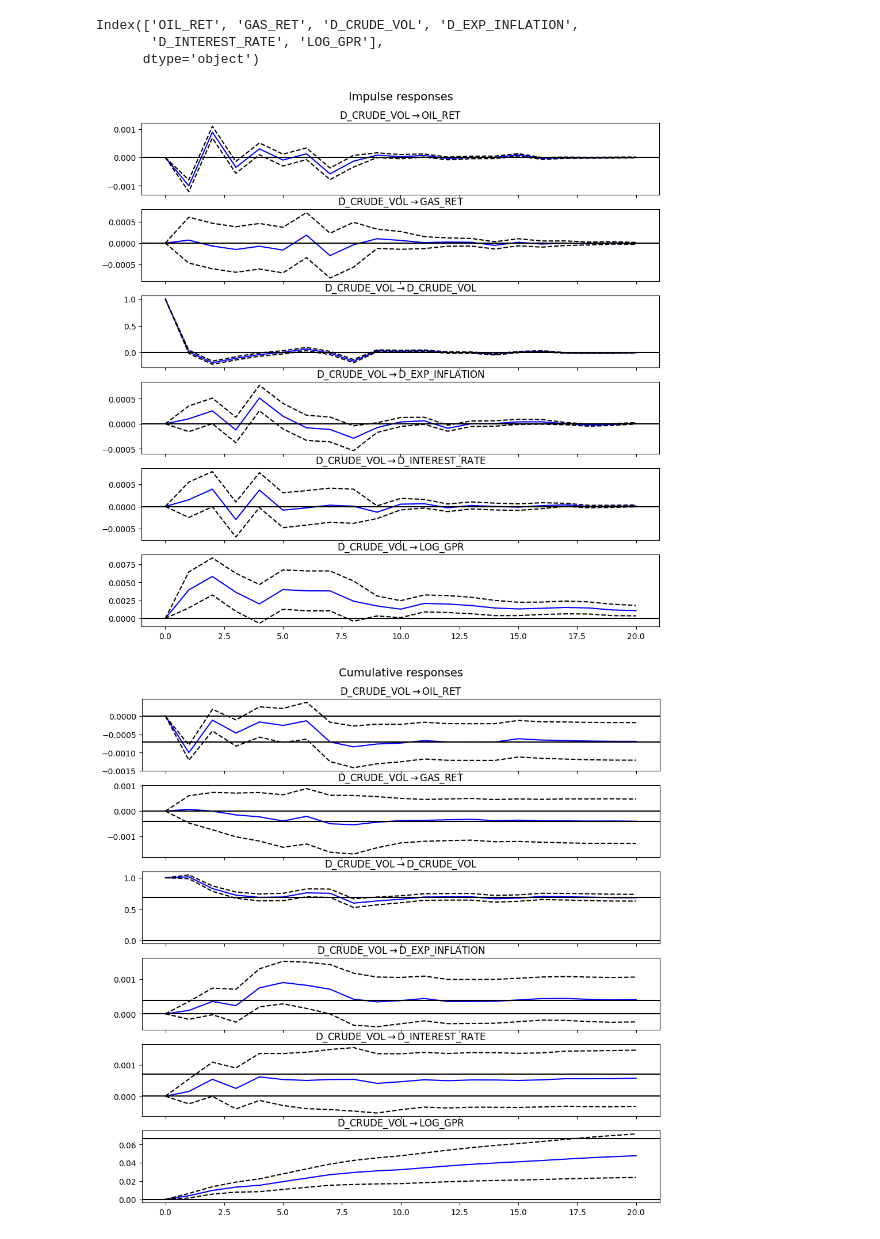
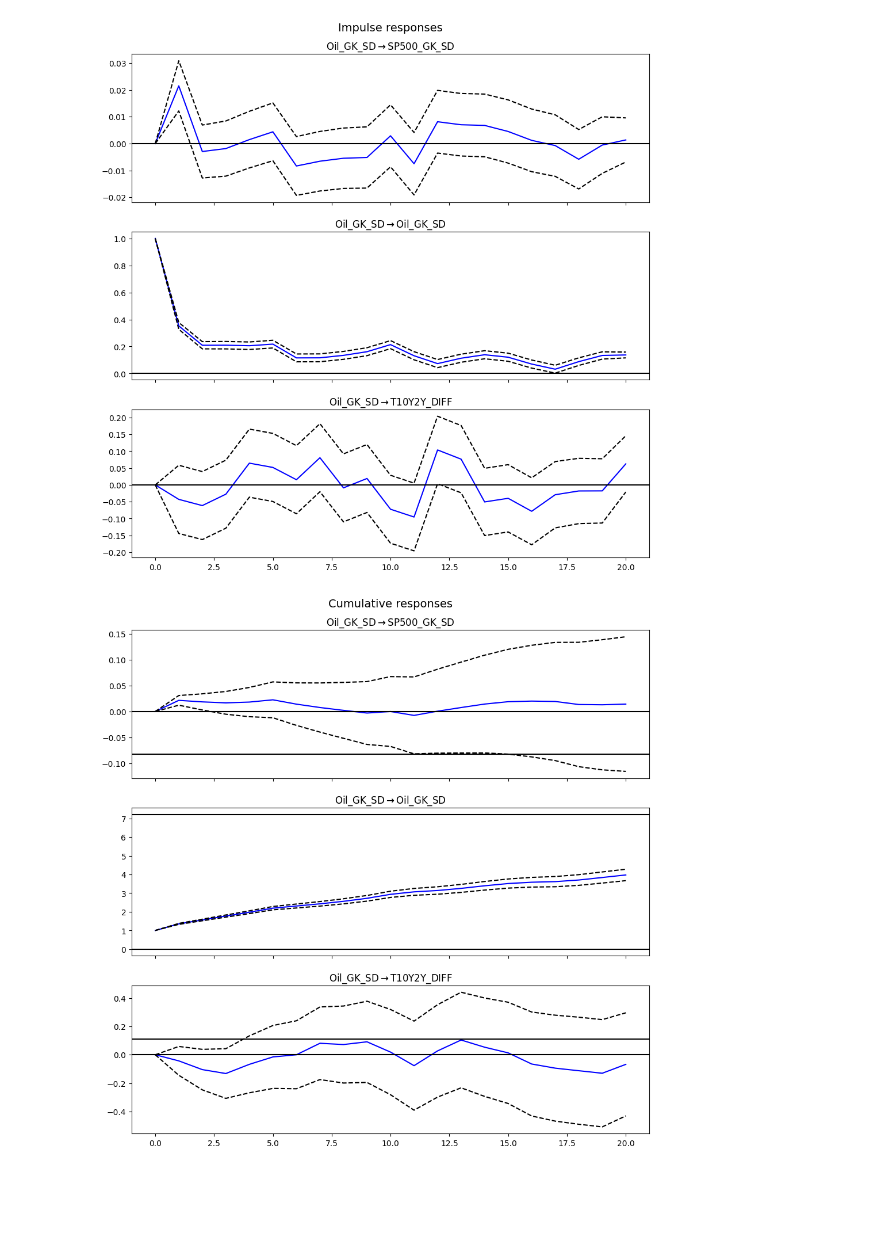
Before and after one commit to Deangr-econ/Quant_methods_project, a Jupyter notebook: VAR_GPRD_OIL_GAS.ipynb, the cells around one changed output. Cells and saved outputs as stored; diff of their text form; code cells hidden in the pictures; blank space fills up the shorter version.

```diff
--- a/VAR_GPRD_OIL_GAS.ipynb
+++ b/VAR_GPRD_OIL_GAS.ipynb
@@ -35 +85,24 @@ fred_data['INTEREST_RATE'] = pd.to_numeric(fred_data['INTEREST_RATE'], errors='c
+# %%
+#2. Data transformation
+
+
+# # Download Energy Futures
+# api_data = yf.download(
+#     tickers=['CL=F', 'NG=F'],
+#     start='1990-01-01',
+#     auto_adjust=True
+# )['Close']
+
+# gpr.index = pd.to_datetime(gpr.index).tz_localize(None)
+# merged = api_data.join(gpr['GPRD'], how='inner')
+
+api_data = df_vol.copy()
+
+# Strip timezone if present
+api_data.index = pd.to_datetime(api_data.index).tz_localize(None)
+
+# 2. Find the first timestamp where ALL columns have non-null values
+first_valid = api_data.dropna().index.min()
+# 3. Slice from that date onward
+data = api_data.loc[first_valid:].dropna()
 # %%
@@ -139,23 +149,23 @@ stationarity_results
 #  Clip extreme outliers in EXP_INFLATION to +/- 4 standard deviations
 # There were extreme 47 std outliers in the expected inflation data
 
-lower_bound = var_df['D_EXP_INFLATION'].quantile(0.001)
-upper_bound = var_df['D_EXP_INFLATION'].quantile(0.999)
+# lower_bound = data['D_EXP_INFLATION'].quantile(0.001)
+# upper_bound = data['D_EXP_INFLATION'].quantile(0.999)
 
-var_df_clean = var_df.copy()
-var_df_clean['D_EXP_INFLATION'] = var_df_clean['D_EXP_INFLATION'].clip(lower=lower_bound, upper=upper_bound)
+# data_clean = data.copy()
+# data_clean['D_EXP_INFLATION'] = data_clean['D_EXP_INFLATION'].clip(lower=lower_bound, upper=upper_bound)
 
 # Refit standard model
-model = VAR(var_df_clean)
+model = VAR(data)
 
-# model = VAR(endog=var_df)
+# model = VAR(endog=data)
 # Evaluate lags 1 through 15
 lag_order = model.select_order(maxlags=20)
 print(lag_order.summary())
 
 # Choose lag by AIC (more flexible) or BIC (more parsimonious)
-optimal_lag = lag_order.hqic
-print(f"Optimal lag according to hqic: {optimal_lag}")
+optimal_lag = lag_order.aic
+print(f"Optimal lag according to aic: {optimal_lag}")
 
 # Fit the VAR model with the selected lag
 results = model.fit(optimal_lag)
@@ -196,20 +206,14 @@ LOG_GPR            0.028058  0.061153    -0.006099         0.008524         0.01
-# %%
-var_df.columns
-# %% [output]
-Index(['OIL_RET', 'GAS_RET', 'D_CRUDE_VOL', 'D_EXP_INFLATION',
-       'D_INTEREST_RATE', 'LOG_GPR'],
-      dtype='object')
 # %%
 # Compute orthogonalized IRFs (default uses Cholesky ordering based on DataFrame column order)
 irf = results.irf(periods=20)
 
 # Plot responses to a GPR shock
-fig = irf.plot(impulse='D_CRUDE_VOL')
+fig = irf.plot(impulse='Oil_GK_SD')
 plt.show()
 
 # Cumulative IRF (to see net directional impact over time)
-fig_cum = irf.plot_cum_effects(impulse='D_CRUDE_VOL')
+fig_cum = irf.plot_cum_effects(impulse='Oil_GK_SD')
 plt.show()
 # %% [output]
-[figure, old version]
+[figure, new version]
-[figure, old version]
+[figure, new version]
```
Also changed, not shown: parts of 19 cells of this notebook.
